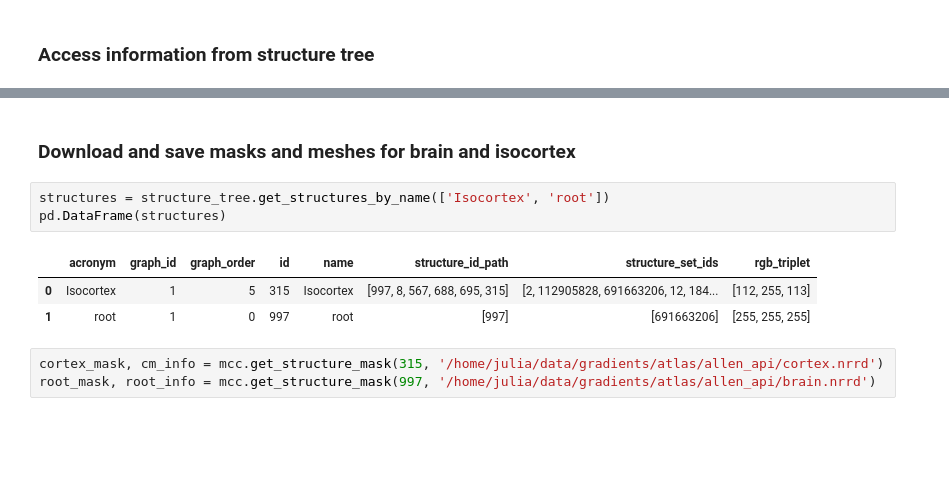
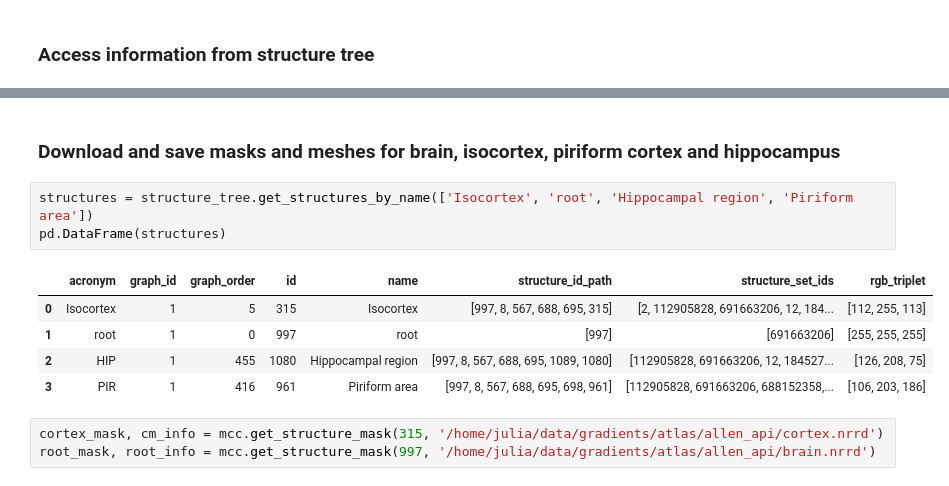
Before and after one commit to juhuntenburg/mouse_gradients, a Jupyter notebook: Allen_API.ipynb, the cells around one changed output, grey strips where cells are left out. Drawn from its saved outputs; the diff is of its cells as text; blank space fills up the shorter version.

```diff
--- a/Allen_API.ipynb
+++ b/Allen_API.ipynb
@@ -30,12 +48,14 @@ structure_tree.get_name_map()
 # %% [markdown]
-### Download and save masks and meshes for brain and isocortex
+### Download and save masks and meshes for brain, isocortex, piriform cortex and hippocampus
 # %%
-structures = structure_tree.get_structures_by_name(['Isocortex', 'root'])
+structures = structure_tree.get_structures_by_name(['Isocortex', 'root', 'Hippocampal region', 'Piriform area'])
 pd.DataFrame(structures)
 # %% [output]
 |  | acronym | graph_id | graph_order | id | name | structure_id_path | structure_set_ids | rgb_triplet |
 | 0 | Isocortex | 1 | 5 | 315 | Isocortex | [997, 8, 567, 688, 695, 315] | [2, 112905828, 691663206, 12, 184... | [112, 255, 113] |
 | 1 | root | 1 | 0 | 997 | root | [997] | [691663206] | [255, 255, 255] |
+| 2 | HIP | 1 | 455 | 1080 | Hippocampal region | [997, 8, 567, 688, 695, 1089, 1080] | [112905828, 691663206, 12, 184527... | [126, 208, 75] |
+| 3 | PIR | 1 | 416 | 961 | Piriform area | [997, 8, 567, 688, 695, 698, 961] | [112905828, 691663206, 688152358,... | [106, 203, 186] |
 # %%
 cortex_mask, cm_info = mcc.get_structure_mask(315, '/home/julia/data/gradients/atlas/allen_api/cortex.nrrd')
 root_mask, root_info = mcc.get_structure_mask(997, '/home/julia/data/gradients/atlas/allen_api/brain.nrrd')
```
Also changed, not shown: parts of 11 cells of this notebook, 38 other files.
